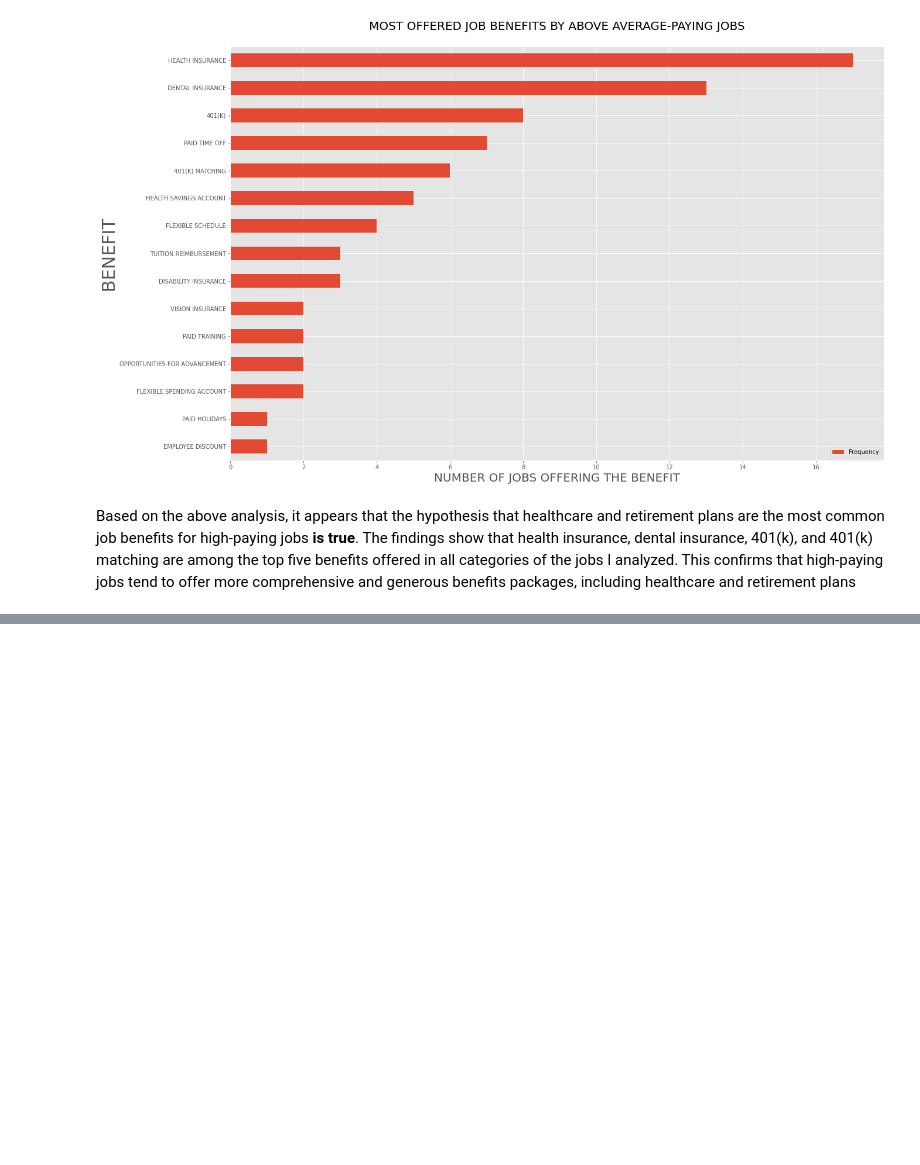
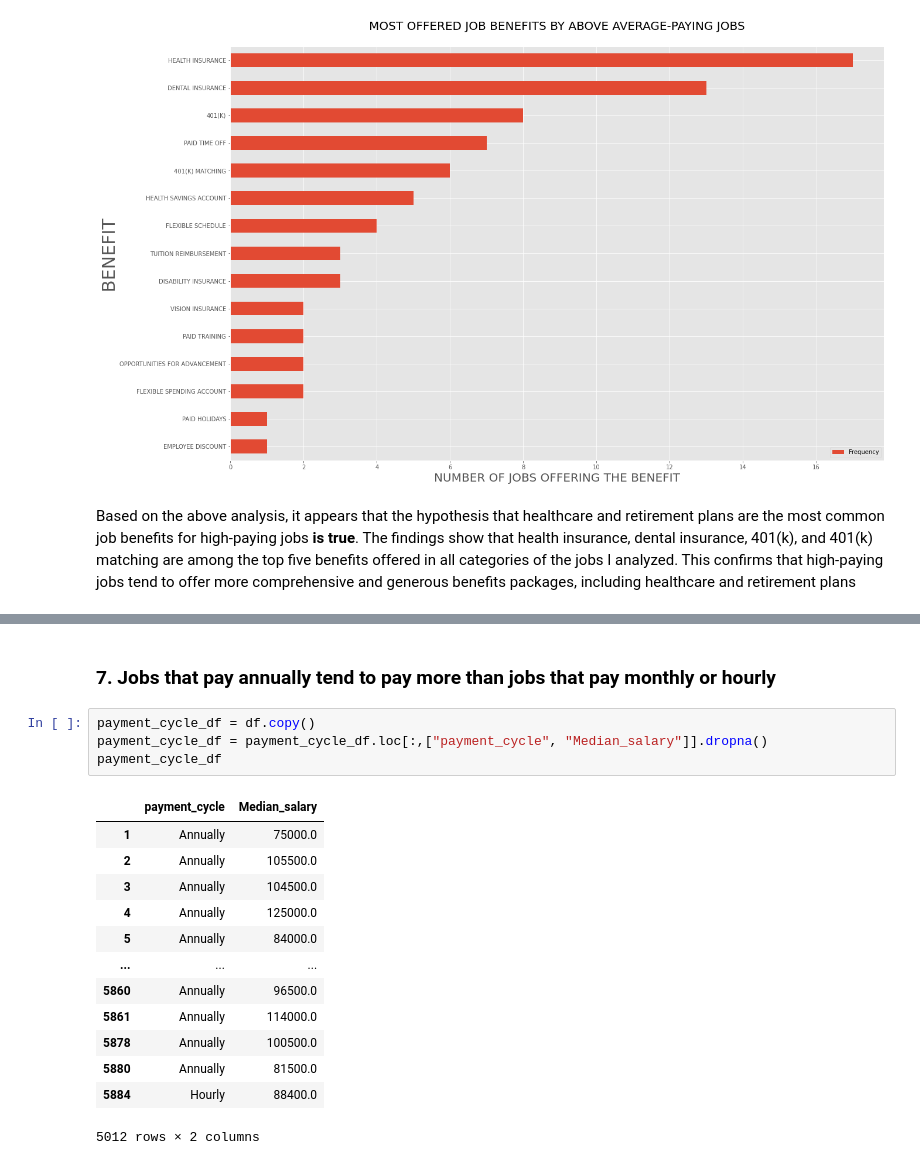
Before and after one commit to Derrick-Mulwa/SimplyHired-Job-Salary-Analysis, a Jupyter notebook: main.ipynb, the cells around one changed output, grey strips where cells are left out. Cells and saved outputs as stored; diff of their text form; blank space fills up the shorter version.

```diff
--- a/main.ipynb
+++ b/main.ipynb
@@ -1103,0 +1160,20 @@ Based on the above analysis, it appears that the hypothesis that healthcare and
+# %% [markdown]
+### 7. Jobs that pay annually tend to pay more than jobs that pay monthly or hourly
+# %%
+payment_cycle_df = df.copy()
+payment_cycle_df = payment_cycle_df.loc[:,["payment_cycle", "Median_salary"]].dropna()
+payment_cycle_df
+# %% [output]
+|  | payment_cycle | Median_salary |
+| 1 | Annually | 75000.0 |
+| 2 | Annually | 105500.0 |
+| 3 | Annually | 104500.0 |
+| 4 | Annually | 125000.0 |
+| 5 | Annually | 84000.0 |
+| ... | ... | ... |
+| 5860 | Annually | 96500.0 |
+| 5861 | Annually | 114000.0 |
+| 5878 | Annually | 100500.0 |
+| 5880 | Annually | 81500.0 |
+| 5884 | Hourly | 88400.0 |
+5012 rows × 2 columns
```
Also changed, not shown: parts of 9 cells of this notebook.
